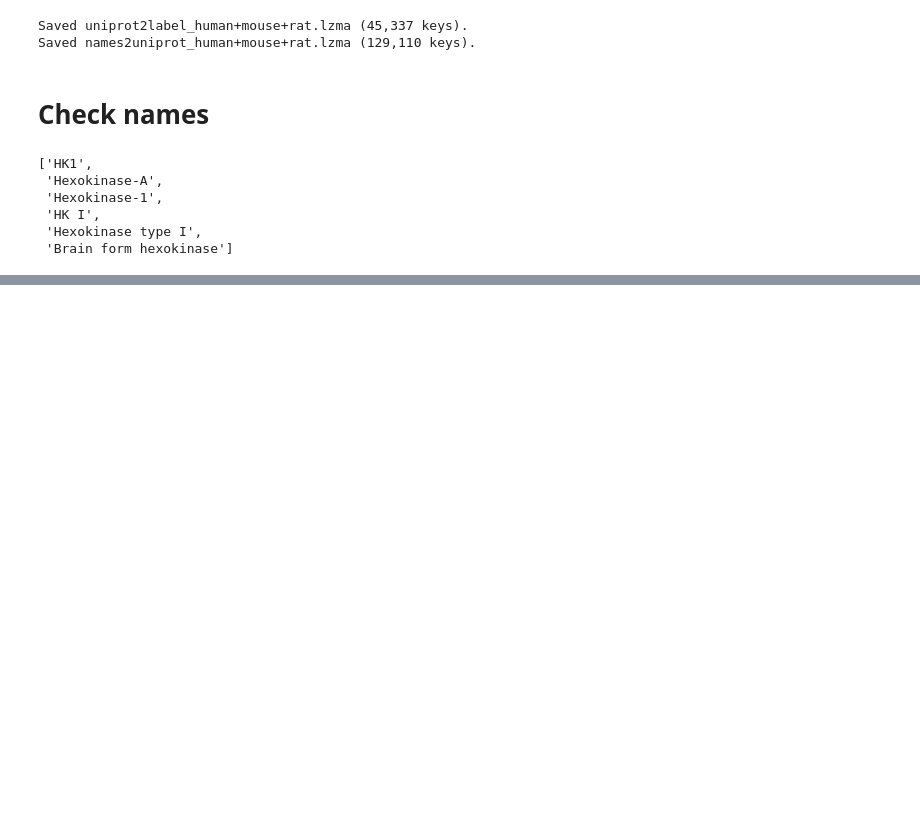
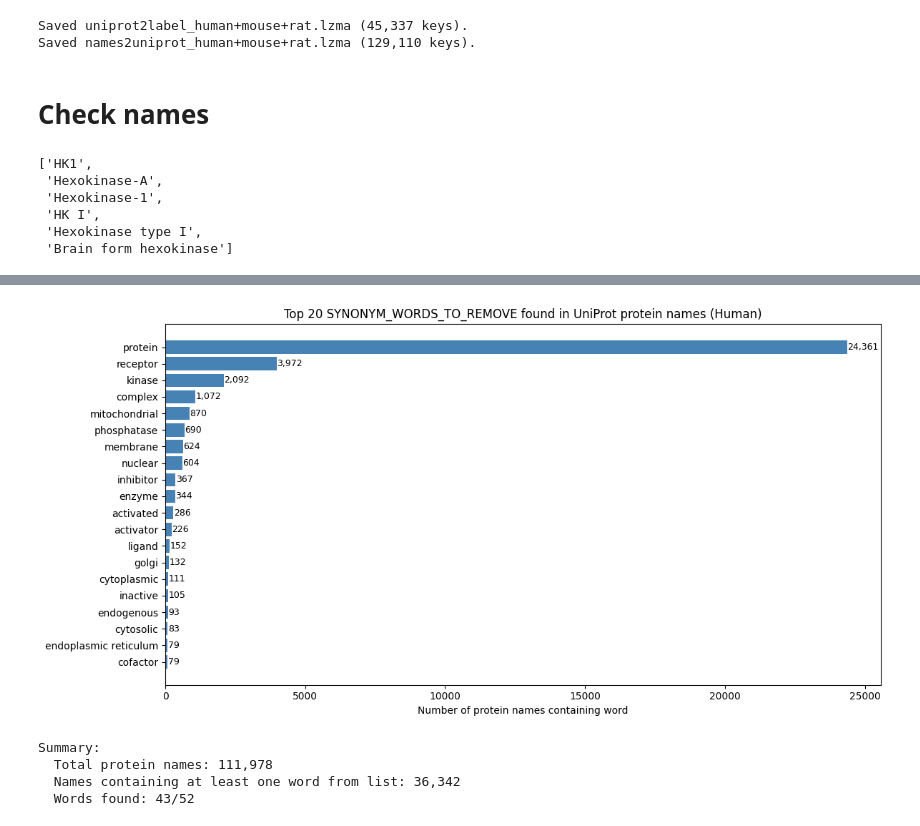
Before and after one commit to janisshin/AAAIM, a Jupyter notebook: data/uniprot/create_uniprot_reference.ipynb, the cells around one changed output, grey strips where cells are left out. Cells and saved outputs as stored; diff of their text form; code cells hidden in the pictures; blank space fills up the shorter version.

```diff
--- a/data/uniprot/create_uniprot_reference.ipynb
+++ b/data/uniprot/create_uniprot_reference.ipynb
@@ -176,0 +294,42 @@ uniprot2names["P19367"]
+# %%
+# Visualize the distribution
+import matplotlib.pyplot as plt
+
+# Filter to words with count > 0
+words_with_counts = [(w, c) for w, c in sorted_counts if c > 0]
+
+if words_with_counts:
+    fig, ax = plt.subplots(figsize=(12, 6))
+
+    words = [w for w, c in words_with_counts[:20]]  # Top 20
+    counts = [c for w, c in words_with_counts[:20]]
+
+    bars = ax.barh(range(len(words)), counts, color='steelblue')
+    ax.set_yticks(range(len(words)))
+    ax.set_yticklabels(words)
+    ax.invert_yaxis()  # Highest at top
+    ax.set_xlabel('Number of protein names containing word')
+    ax.set_title('Top 20 SYNONYM_WORDS_TO_REMOVE found in UniProt protein names (Human)')
+
+    # Add count labels
+    for i, (bar, count) in enumerate(zip(bars, counts)):
+        ax.text(bar.get_width() + 10, bar.get_y() + bar.get_height()/2,
+                f'{count:,}', va='center', fontsize=9)
+
+    plt.tight_layout()
+    plt.show()
+
+    # Summary statistics
+    total_matches = sum(counts)
+    print(f"\nSummary:")
+    print(f"  Total protein names: {len(names2uniprot_human):,}")
+    print(f"  Names containing at least one word from list: {total_matches:,}")
+    print(f"  Words found: {len(words_with_counts)}/{len(SYNONYM_WORDS_TO_REMOVE)}")
+else:
+    print("No words from SYNONYM_WORDS_TO_REMOVE found in protein names.")
+# %% [output]
+[figure, added]
+Summary:
+  Total protein names: 111,978
+  Names containing at least one word from list: 36,342
+  Words found: 43/52
```
Also changed, not shown: parts of 3 cells of this notebook, 1 other file.
